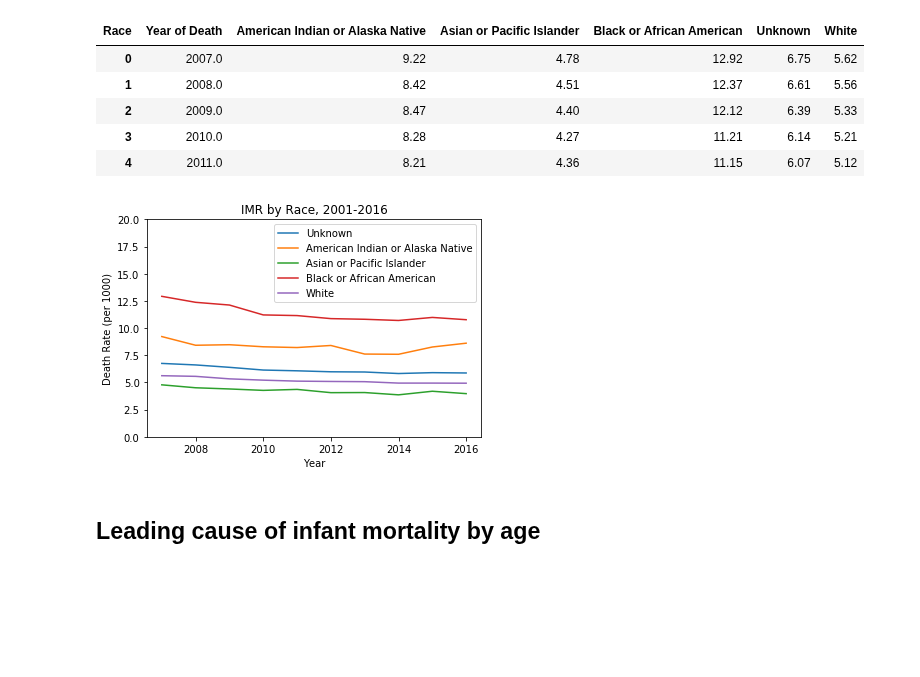
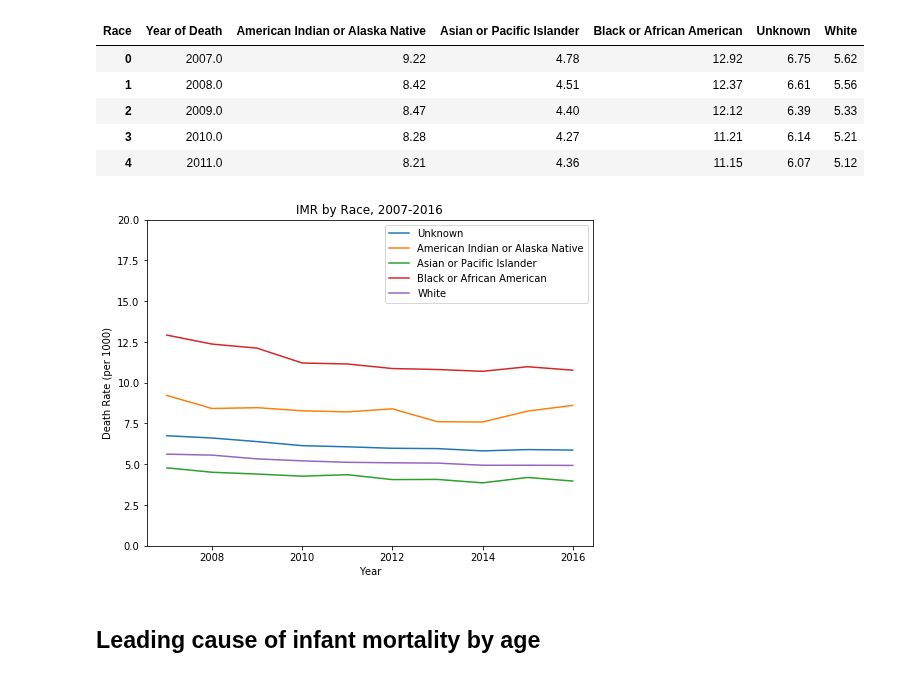
Before and after one commit to jasminajovanovic/IMR, a Jupyter notebook: IMR.ipynb, the cells around one changed output. Drawn from its saved outputs; the diff is of its cells as text; code cells hidden in the pictures; blank space fills up the shorter version.

```diff
--- a/IMR.ipynb
+++ b/IMR.ipynb
@@ -95,18 +95,19 @@ dfPlot.head()
 # %%
 plt.plot(dfPlot['Year of Death'], dfPlot['Unknown'], label='Unknown')
 plt.plot(dfPlot['Year of Death'], dfPlot['American Indian or Alaska Native'], label='American Indian or Alaska Native')
 plt.plot(dfPlot['Year of Death'], dfPlot['Asian or Pacific Islander'], label='Asian or Pacific Islander')
 plt.plot(dfPlot['Year of Death'], dfPlot['Black or African American'], label='Black or African American')
 plt.plot(dfPlot['Year of Death'], dfPlot['White'], label='White')
 plt.ylim(0, 20)
 plt.legend()
 plt.xlabel("Year")
 plt.ylabel("Death Rate (per 1000)")
-plt.title ("IMR by Race, 2001-2016")
-plt.savefig("Images/IMR by Race, 2001-2016.png")
+plt.title ("IMR by Race, 2007-2016")
+plt.rcParams["figure.figsize"] = [8, 6]
+plt.savefig("Images/IMR by Race, 2007-2016.png")
 plt.show()
 # %% [output]
-[figure, old version]
+[figure, new version]
 # %%
 # TODO
 # WHO rates by country
```
Also changed, not shown: parts of 4 cells of this notebook, 7 other files.
